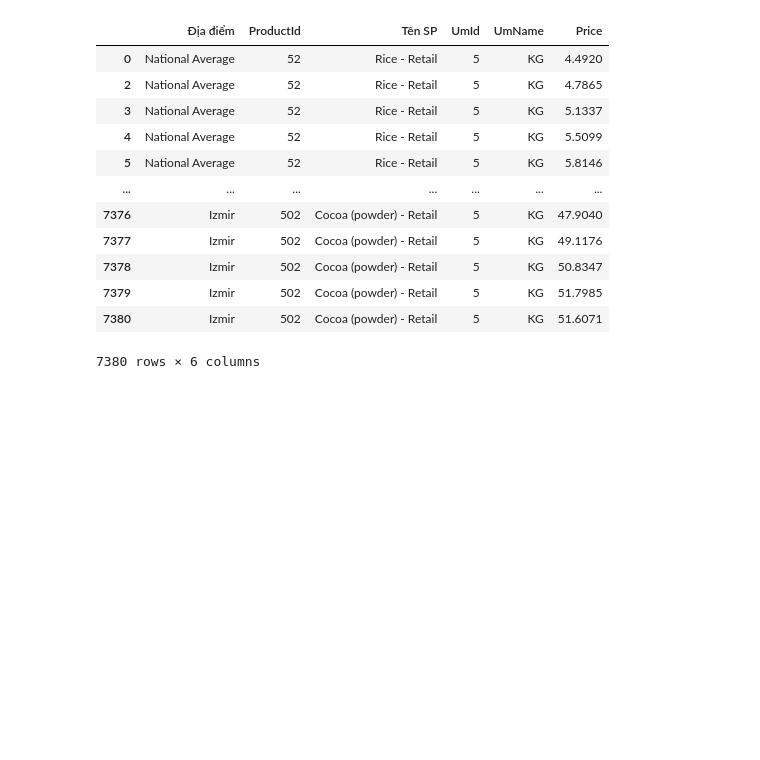
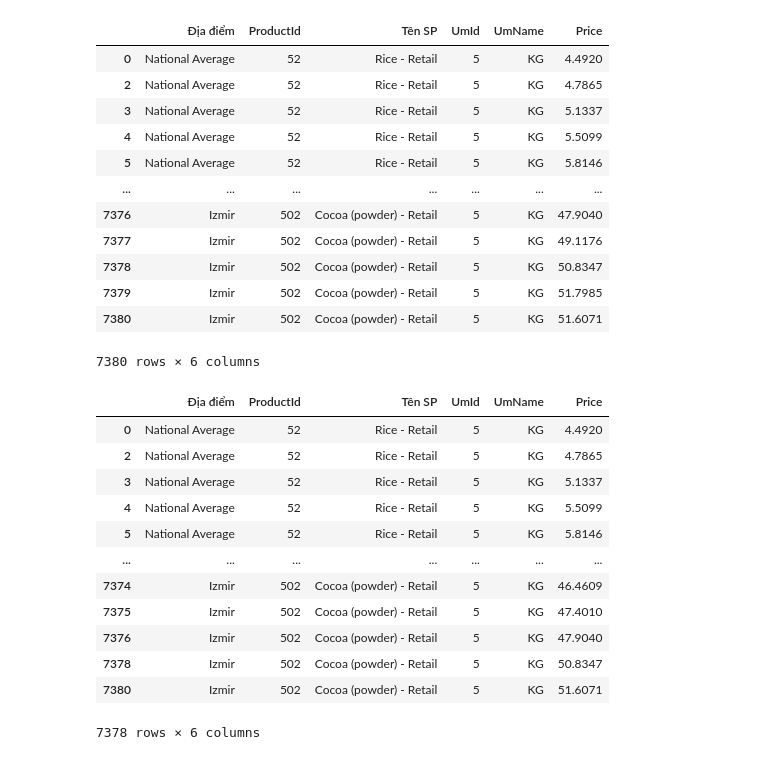
Before and after one commit to hunght92/Codegym, a Jupyter notebook: Học lại.ipynb, the cells around one changed output. Saved outputs shown, nothing was run; the diff lists cells and outputs as text; code cells hidden in the pictures; blank space fills up the shorter version.

```diff
--- a/Học lại.ipynb
+++ b/Học lại.ipynb
@@ -379,3 +379,21 @@ df
 | 7379 | Izmir | 502 | Cocoa (powder) - Retail | 5 | KG | 51.7985 |
 | 7380 | Izmir | 502 | Cocoa (powder) - Retail | 5 | KG | 51.6071 |
 7380 rows × 6 columns
+# %%
+# Xóa các dòng có chỉ số 7377 và 7379 sử dụng phương thức drop()
+df.drop([7377,7379], inplace=True)
+df
+# %% [output]
+|  | Địa điểm | ProductId | Tên SP | UmId | UmName | Price |
+| 0 | National Average | 52 | Rice - Retail | 5 | KG | 4.4920 |
+| 2 | National Average | 52 | Rice - Retail | 5 | KG | 4.7865 |
+| 3 | National Average | 52 | Rice - Retail | 5 | KG | 5.1337 |
+| 4 | National Average | 52 | Rice - Retail | 5 | KG | 5.5099 |
+| 5 | National Average | 52 | Rice - Retail | 5 | KG | 5.8146 |
+| ... | ... | ... | ... | ... | ... | ... |
+| 7374 | Izmir | 502 | Cocoa (powder) - Retail | 5 | KG | 46.4609 |
+| 7375 | Izmir | 502 | Cocoa (powder) - Retail | 5 | KG | 47.4010 |
+| 7376 | Izmir | 502 | Cocoa (powder) - Retail | 5 | KG | 47.9040 |
+| 7378 | Izmir | 502 | Cocoa (powder) - Retail | 5 | KG | 50.8347 |
+| 7380 | Izmir | 502 | Cocoa (powder) - Retail | 5 | KG | 51.6071 |
+7378 rows × 6 columns
```
Also changed, not shown: parts of 2 cells of this notebook.
